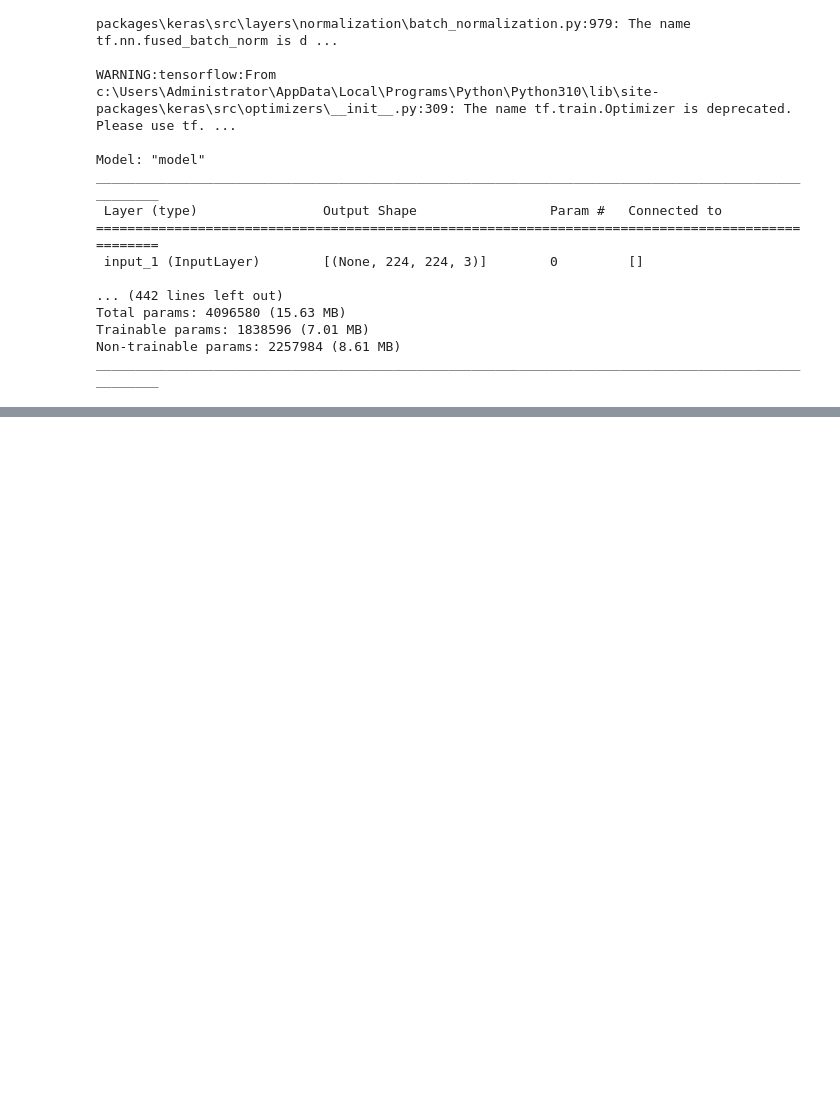
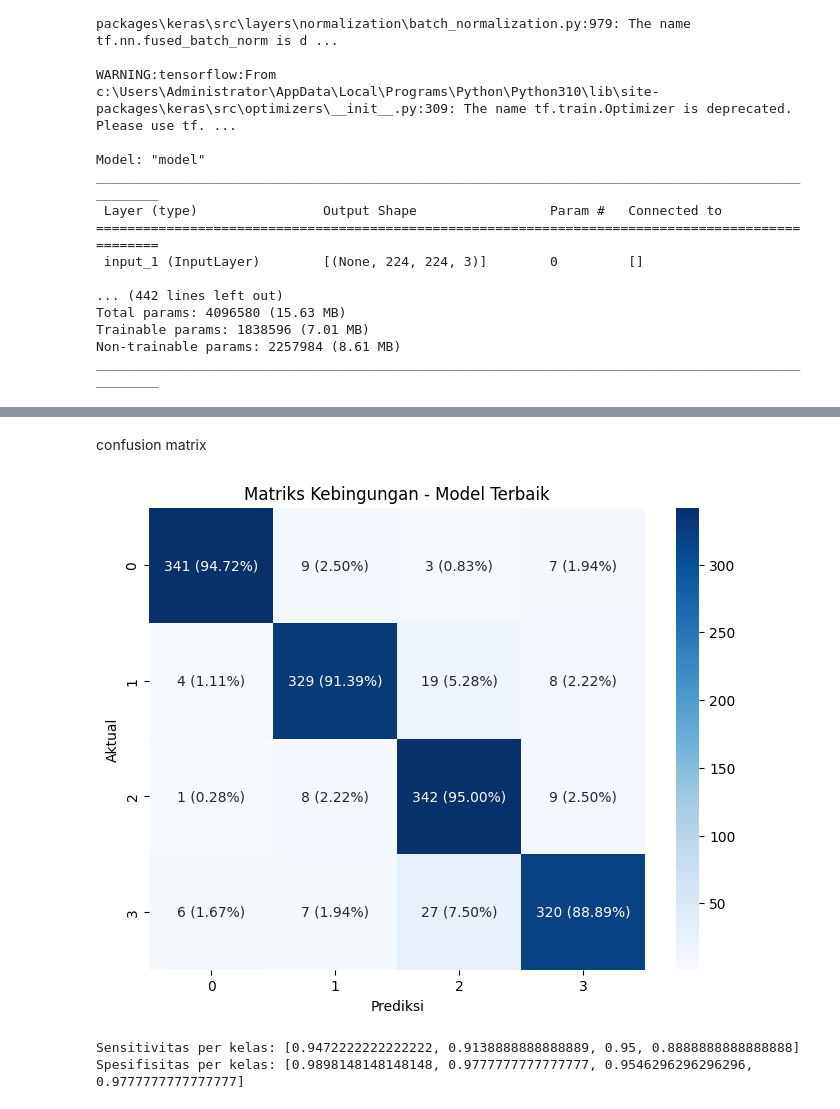
Before and after one commit to fauziahreza/Alzheimer-Classification-with-CNN-SVM, a Jupyter notebook: Notebook/Skenario/Skenario3_CNN_MobileNetV2.ipynb, the cells around one changed output, grey strips where cells are left out. Cells and saved outputs as stored; diff of their text form; code cells hidden in the pictures; blank space fills up the shorter version.

```diff
--- a/Notebook/Skenario/Skenario3_CNN_MobileNetV2.ipynb
+++ b/Notebook/Skenario/Skenario3_CNN_MobileNetV2.ipynb
@@ -491,7 +176,0 @@ Val Score:  [0.861586332321167, 0.7479166388511658]
-# %%
-plt.title('Accuracies vs Epochs')
-for i in range(len(model_history)):
-  plt.plot(model_history[i].history['accuracy'], label=f"Training Fold {i+1}")
-
-plt.legend()
-plt.show()
@@ -587,0 +181,8 @@ draw_confusion_matrix(asd, y_preds_arg, class_names)
+# %%
+n_splits = 5
+# Inisialisasi StratifiedKFold
+skf = StratifiedKFold(n_splits=n_splits, shuffle=True, random_state=42)
+
+# Tentukan callback Early Stopping dan Model Checkpoint
+early_stopping = EarlyStopping(monitor='val_loss', patience=5, restore_best_weights=True)
+model_checkpoint = ModelCheckpoint(r'D:\Users\RESA\Coding\Model\M_MobileNetV2.h5', monitor='val_loss', save_best_only=True)
@@ -587,0 +315,11 @@ draw_confusion_matrix(asd, y_preds_arg, class_names)
+# %%
+# Cari fold dengan nilai val loss terbaik
+best_fold = np.argmin([history.history['val_loss'][-1] for history in model_history_per_fold])
+
+# Mendapapatkan model dg kinerja terbaik
+best_model = create_model()
+best_model.set_weights(model_history_per_fold[best_fold].model.get_weights())
+
+# Evaluasi model terbaik
+Y_test_pred_best = best_model.predict(X_test)
+Y_test_pred_classes_best = np.argmax(Y_test_pred_best, axis=1)
@@ -587,0 +345,47 @@ draw_confusion_matrix(asd, y_preds_arg, class_names)
+# %% [markdown]
+confusion matrix
+# %%
+# Hitung confusion matrix u/ model terbaik
+conf_matrix_best = confusion_matrix(Y_test, Y_test_pred_classes_best)
+
+# Normalisasi confusion matrux untuk mendapatkan persentase
+conf_matrix_percentage = conf_matrix_best.astype('float') / conf_matrix_best.sum(axis=1)[:, np.newaxis]
+
+# Buat anotasi kustom
+annotations = [['{} ({:.2%})'.format(value, percentage) for value, percentage in zip(row, row_percentage)]
+               for row, row_percentage in zip(conf_matrix_best, conf_matrix_percentage)]
+
+# Plot conf matrix dgn anotasi kustom
+plt.figure(figsize=(8, 6))
+sns.heatmap(conf_matrix_best, annot=annotations, fmt='', cmap='Blues', xticklabels=class_names, yticklabels=class_names)
+plt.title('Matriks Kebingungan - Model Terbaik')
+plt.xlabel('Prediksi')
+plt.ylabel('Aktual')
+plt.show()
+# %% [output]
+[figure, added]
+# %%
+# Jmlh kelas dalam data test
+num_classes = len(set(Y_test))
+
+# List untuk nyimpen sensitivitas dan spesifisitas /kelas
+sensitivity = []
+specificity = []
+
+# Iterasi untuk tiap kelas
+for i in range(num_classes):
+    # True Positive (tp), False Negative (fn), False Positive (fp), True Negative (tn)
+    tp = conf_matrix_best[i, i]
+    fn = np.sum(conf_matrix_best[i, :]) - tp
+    fp = np.sum(conf_matrix_best[:, i]) - tp
+    tn = np.sum(conf_matrix_best) - tp - fn - fp
+
+    # Hitung sensitivitas & spesifisitas
+    sensitivity.append(tp / (tp + fn))
+    specificity.append(tn / (tn + fp))
+
+print("Sensitivitas per kelas:", sensitivity)
+print("Spesifisitas per kelas:", specificity)
+# %% [output]
+Sensitivitas per kelas: [0.9472222222222222, 0.9138888888888889, 0.95, 0.8888888888888888]
+Spesifisitas per kelas: [0.9898148148148148, 0.9777777777777777, 0.9546296296296296, 0.9777777777777777]
```
Also changed, not shown: parts of 68 cells of this notebook, 21 other files.
